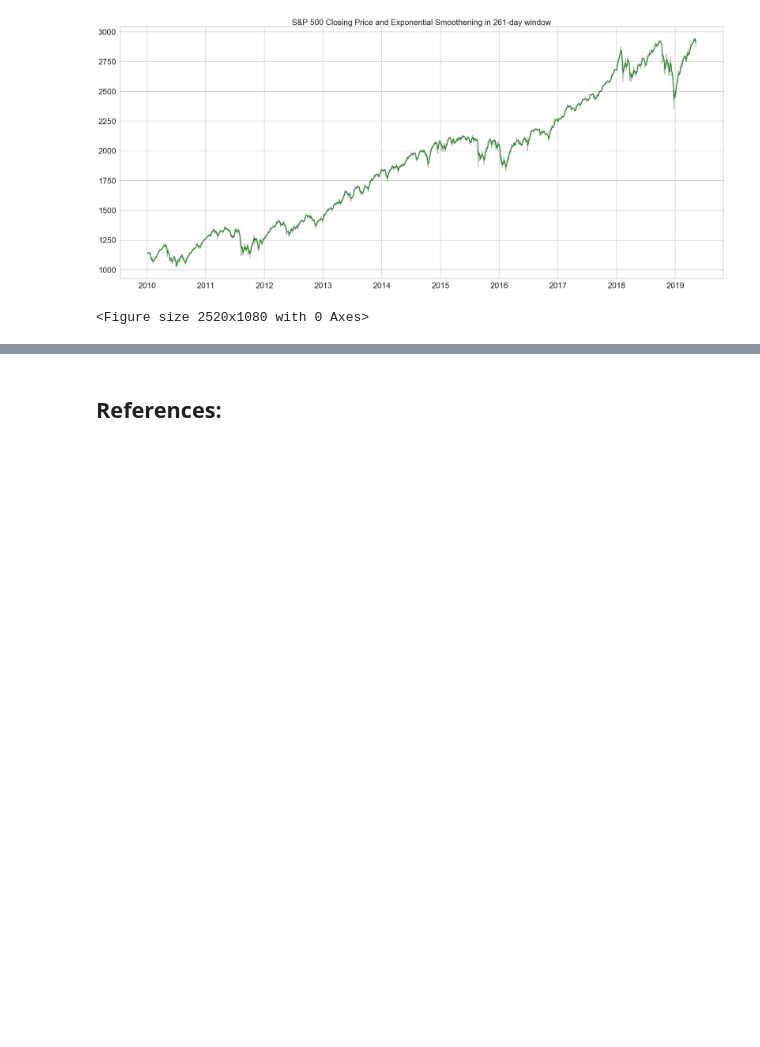
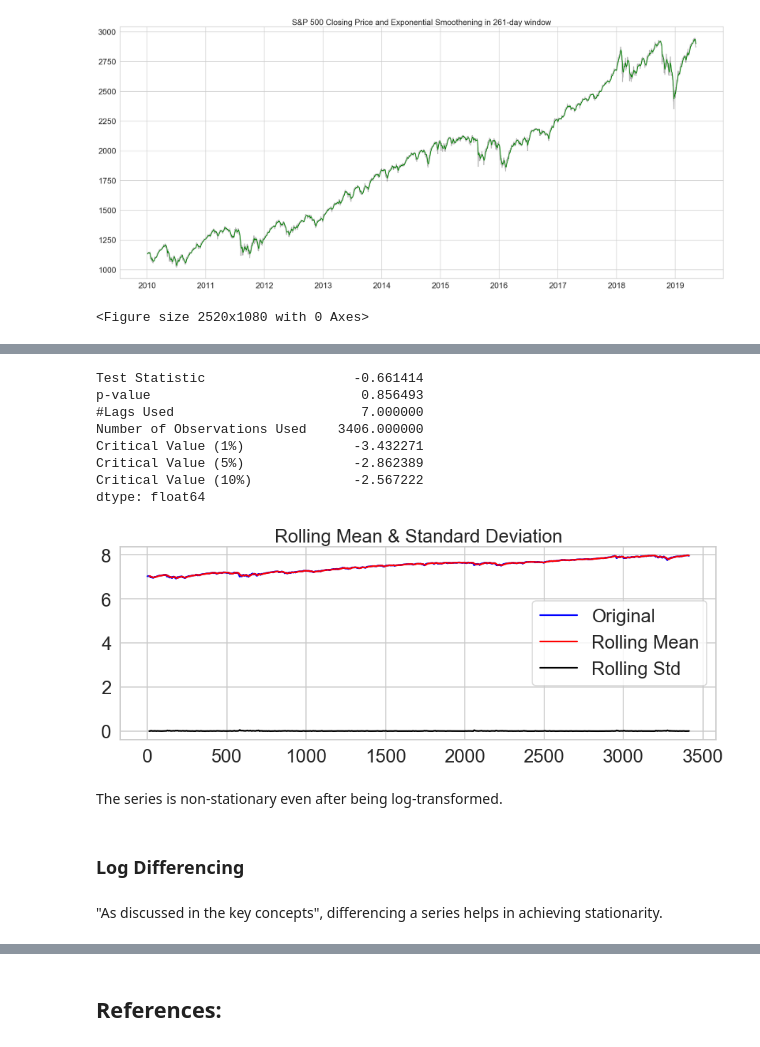
Before and after one commit to liyuweivvv/VVs_Portfolio, a Jupyter notebook: Time Series Analysis of S&P500.ipynb, the cells around one changed output, grey strips where cells are left out. Drawn from its saved outputs; the diff is of its cells as text; code cells hidden in the pictures; blank space fills up the shorter version.

```diff
--- a/Time Series Analysis of S&P500.ipynb
+++ b/Time Series Analysis of S&P500.ipynb
@@ -194,0 +265,22 @@ for window in period_list:
+# %%
+sp_close_arima_df = sp_close_arima
+log_series = np.log(sp_close_arima_df.Close)
+
+ad_fuller_test(log_series)
+plot_rolling_stats(log_series)
+# %% [output]
+Test Statistic                   -0.661414
+p-value                           0.856493
+#Lags Used                        7.000000
+Number of Observations Used    3406.000000
+Critical Value (1%)              -3.432271
+Critical Value (5%)              -2.862389
+Critical Value (10%)             -2.567222
+dtype: float64
+[figure, added]
+# %% [markdown]
+The series is non-stationary even after being log-transformed.
+# %% [markdown]
+### Log Differencing
+# %% [markdown]
+"As discussed in the key concepts", differencing a series helps in achieving stationarity.
```
Also changed, not shown: parts of 25 cells of this notebook, 1 other file.
